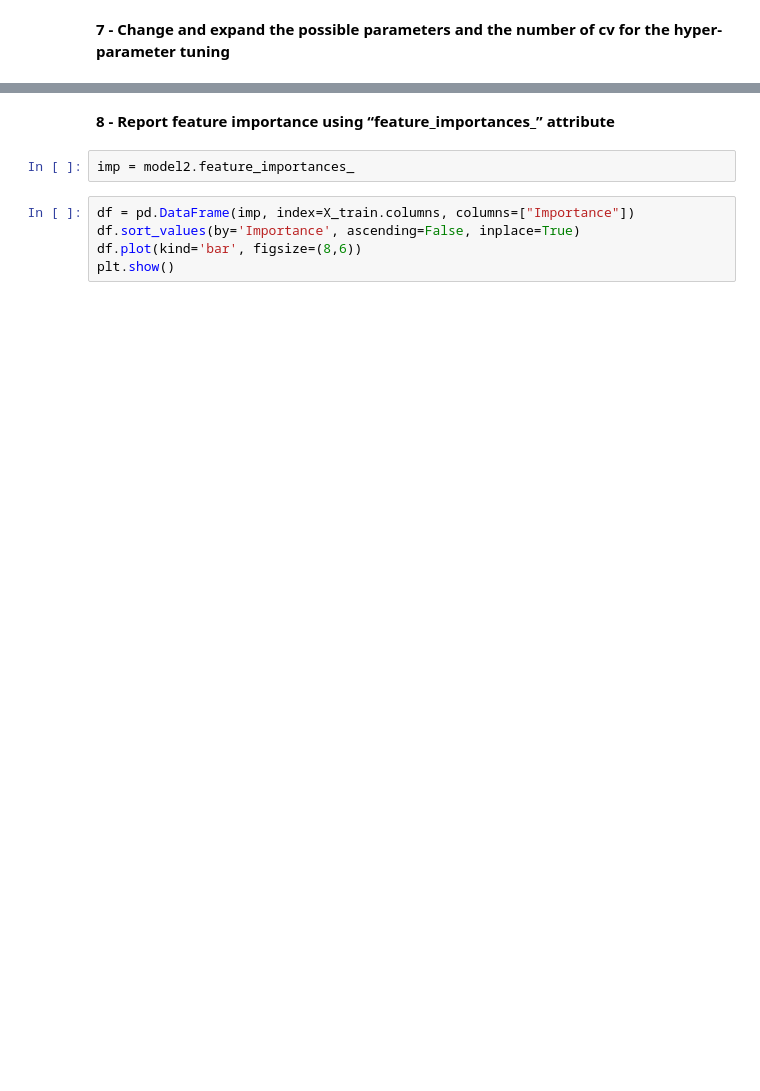
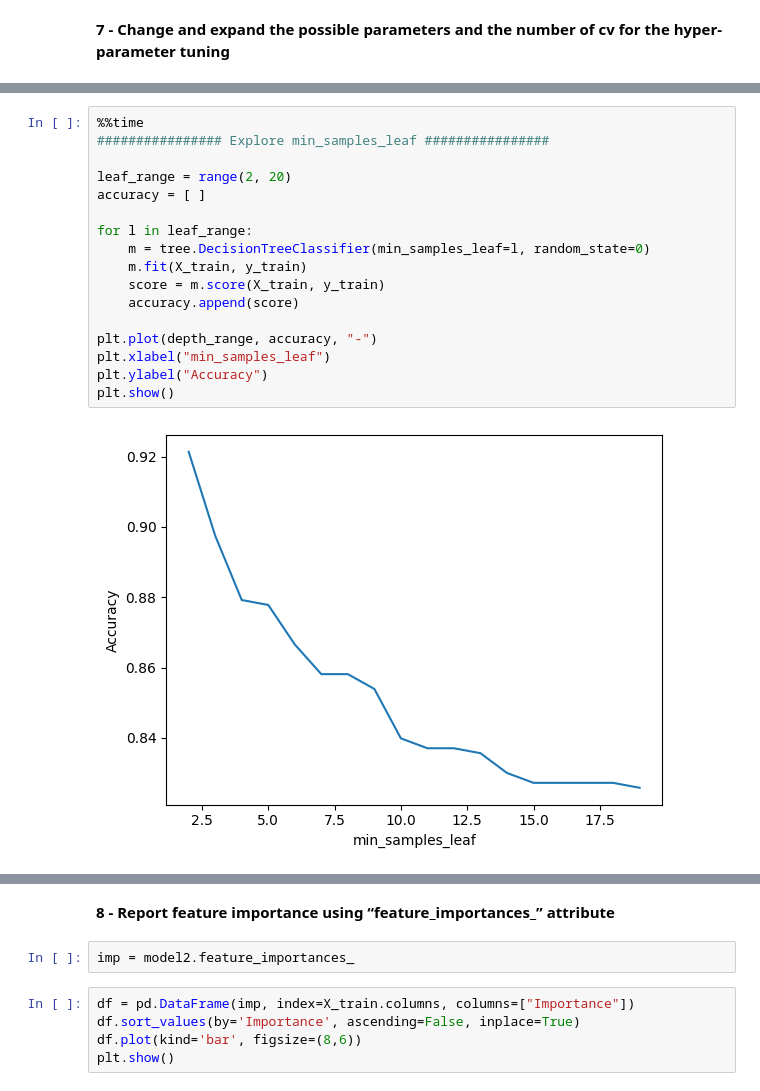
Before and after one commit to straylight77/data-sci-learning, a Jupyter notebook: dat203/lab6.ipynb, the cells around one changed output, grey strips where cells are left out. Drawn from its saved outputs; the diff is of its cells as text; blank space fills up the shorter version.

```diff
--- a/dat203/lab6.ipynb
+++ b/dat203/lab6.ipynb
@@ -153,0 +225,19 @@ plt.show()
+# %%
+%%time
+################ Explore min_samples_leaf ################
+
+leaf_range = range(2, 20)
+accuracy = [ ]
+
+for l in leaf_range:
+    m = tree.DecisionTreeClassifier(min_samples_leaf=l, random_state=0)
+    m.fit(X_train, y_train)
+    score = m.score(X_train, y_train)
+    accuracy.append(score)
+
+plt.plot(depth_range, accuracy, "-")
+plt.xlabel("min_samples_leaf")
+plt.ylabel("Accuracy")
+plt.show()
+# %% [output]
+[figure, added]
```
Also changed, not shown: parts of 19 cells of this notebook.
